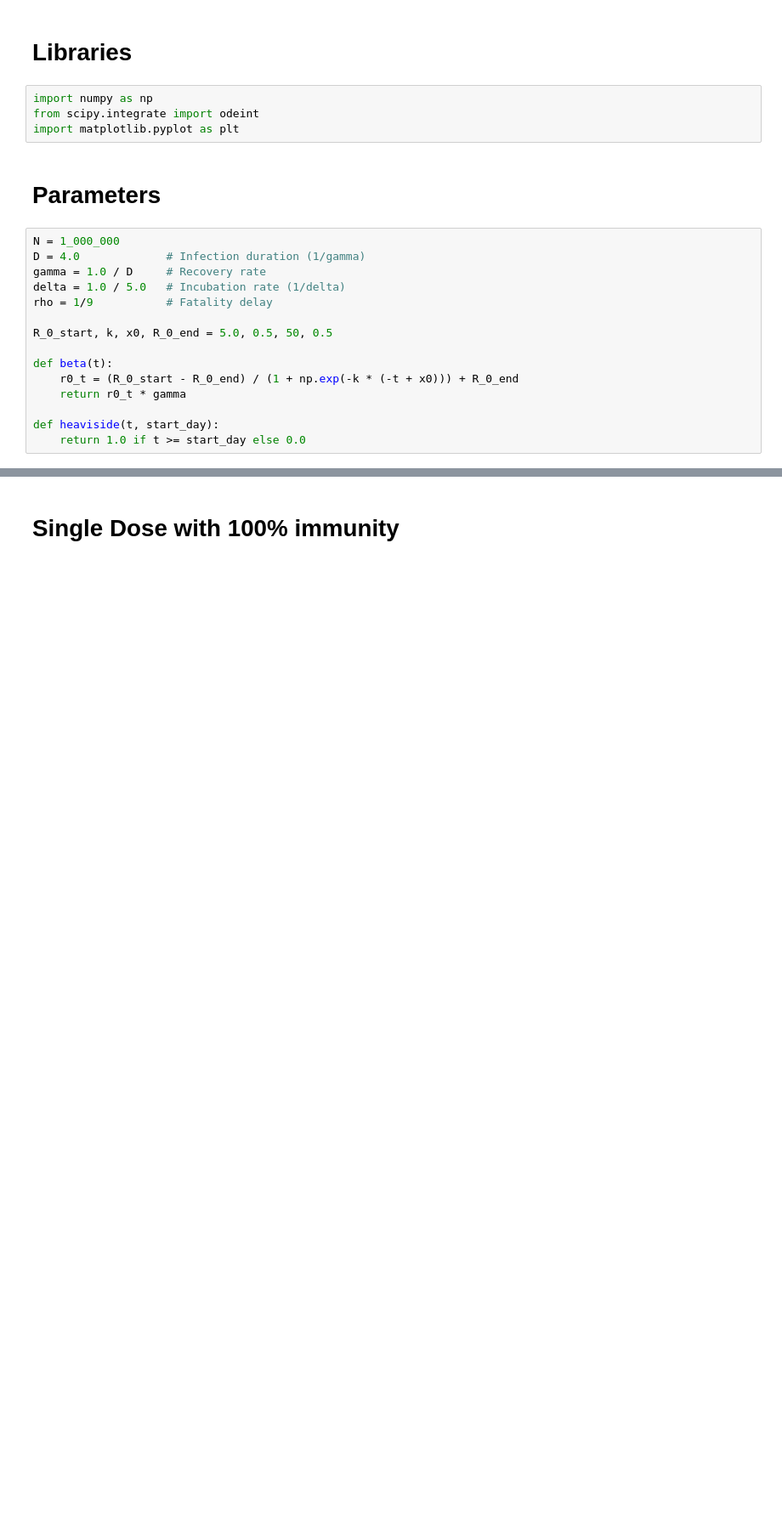
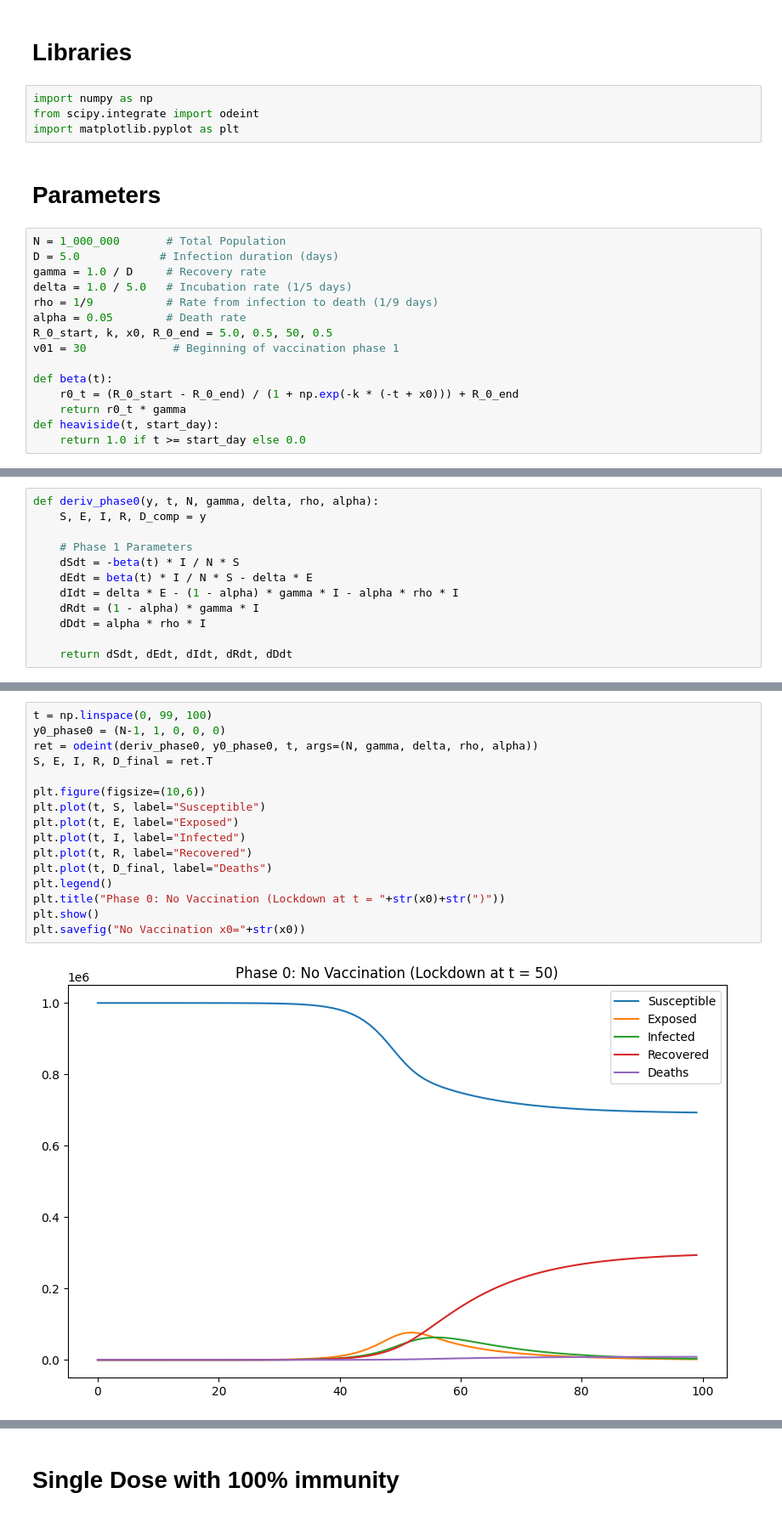
Before and after one commit to 21Blix/Infectious-Disease-Modelling, a Jupyter notebook: Vaccination/Vaccination.ipynb, the cells around one changed output, grey strips where cells are left out. Shown at 85% size. Cells and saved outputs as stored; diff of their text form; blank space fills up the shorter version.

Commit message:
Phase 0 and 1 completed

```diff
--- a/Vaccination/Vaccination.ipynb
+++ b/Vaccination/Vaccination.ipynb
@@ -7,17 +7,17 @@ import matplotlib.pyplot as plt
 # %% [markdown]
 # Parameters
 # %%
-N = 1_000_000
-D = 4.0             # Infection duration (1/gamma)
+N = 1_000_000       # Total Population
+D = 5.0            # Infection duration (days)
 gamma = 1.0 / D     # Recovery rate
-delta = 1.0 / 5.0   # Incubation rate (1/delta)
-rho = 1/9           # Fatality delay
-
+delta = 1.0 / 5.0   # Incubation rate (1/5 days)
+rho = 1/9           # Rate from infection to death (1/9 days)
+alpha = 0.05        # Death rate
 R_0_start, k, x0, R_0_end = 5.0, 0.5, 50, 0.5
+v01 = 30             # Beginning of vaccination phase 1
 
 def beta(t):
     r0_t = (R_0_start - R_0_end) / (1 + np.exp(-k * (-t + x0))) + R_0_end
     return r0_t * gamma
-
 def heaviside(t, start_day):
     return 1.0 if t >= start_day else 0.0
@@ -23,0 +26,12 @@ def heaviside(t, start_day):
+# %%
+def deriv_phase0(y, t, N, gamma, delta, rho, alpha):
+    S, E, I, R, D_comp = y
+
+    # Phase 1 Parameters
+    dSdt = -beta(t) * I / N * S
+    dEdt = beta(t) * I / N * S - delta * E
+    dIdt = delta * E - (1 - alpha) * gamma * I - alpha * rho * I
+    dRdt = (1 - alpha) * gamma * I
+    dDdt = alpha * rho * I
+
+    return dSdt, dEdt, dIdt, dRdt, dDdt
@@ -23,0 +40,18 @@ def heaviside(t, start_day):
+# %%
+t = np.linspace(0, 99, 100)
+y0_phase0 = (N-1, 1, 0, 0, 0)
+ret = odeint(deriv_phase0, y0_phase0, t, args=(N, gamma, delta, rho, alpha))
+S, E, I, R, D_final = ret.T
+
+plt.figure(figsize=(10,6))
+plt.plot(t, S, label="Susceptible")
+plt.plot(t, E, label="Exposed")
+plt.plot(t, I, label="Infected")
+plt.plot(t, R, label="Recovered")
+plt.plot(t, D_final, label="Deaths")
+plt.legend()
+plt.title("Phase 0: No Vaccination (Lockdown at t = "+str(x0)+str(")"))
+plt.show()
+plt.savefig("No Vaccination x0="+str(x0))
+# %% [output]
+[figure, added]
```
Also changed, not shown: parts of 6 cells of this notebook.
